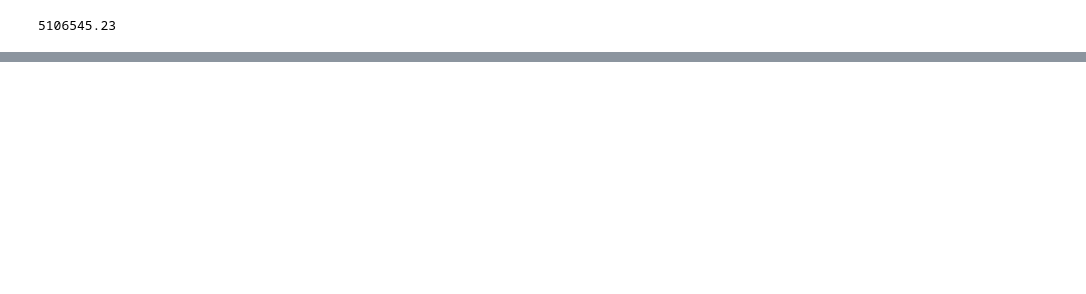
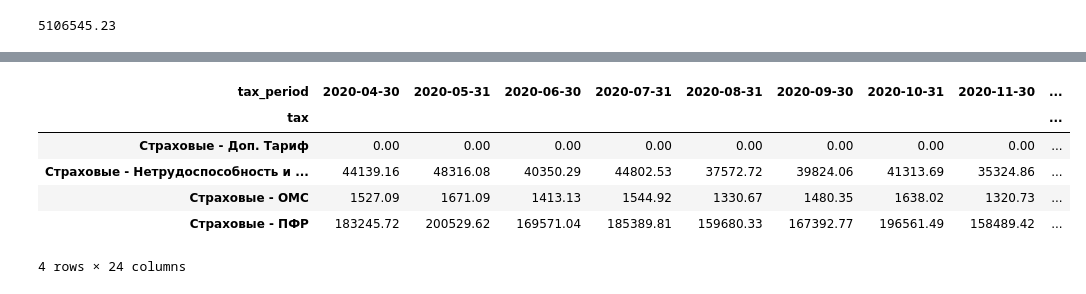
Before and after one commit to mxxlovescode/balanceTax, a Jupyter notebook: TaxBalance/mining.ipynb, the cells around one changed output, grey strips where cells are left out. Cells and saved outputs as stored; diff of their text form; code cells hidden in the pictures; blank space fills up the shorter version.

```diff
--- a/TaxBalance/mining.ipynb
+++ b/TaxBalance/mining.ipynb
@@ -96,0 +114,10 @@ df[mask][view.COLUMNS_READABLE].credit.sum()
+# %%
+view.correction_sum()
+# %% [output]
+| tax_period | 2020-04-30 | 2020-05-31 | 2020-06-30 | 2020-07-31 | 2020-08-31 | 2020-09-30 | 2020-10-31 | 2020-11-30 | ... |
+| tax |  |  |  |  |  |  |  |  | ... |
+| Страховые - Доп. Тариф | 0.00 | 0.00 | 0.00 | 0.00 | 0.00 | 0.00 | 0.00 | 0.00 | ... |
+| Страховые - Нетрудоспособность и ... | 44139.16 | 48316.08 | 40350.29 | 44802.53 | 37572.72 | 39824.06 | 41313.69 | 35324.86 | ... |
+| Страховые - ОМС | 1527.09 | 1671.09 | 1413.13 | 1544.92 | 1330.67 | 1480.35 | 1638.02 | 1320.73 | ... |
+| Страховые - ПФР | 183245.72 | 200529.62 | 169571.04 | 185389.81 | 159680.33 | 167392.77 | 196561.49 | 158489.42 | ... |
+4 rows × 24 columns
```
Also changed, not shown: parts of 7 cells of this notebook, 2 other files.
